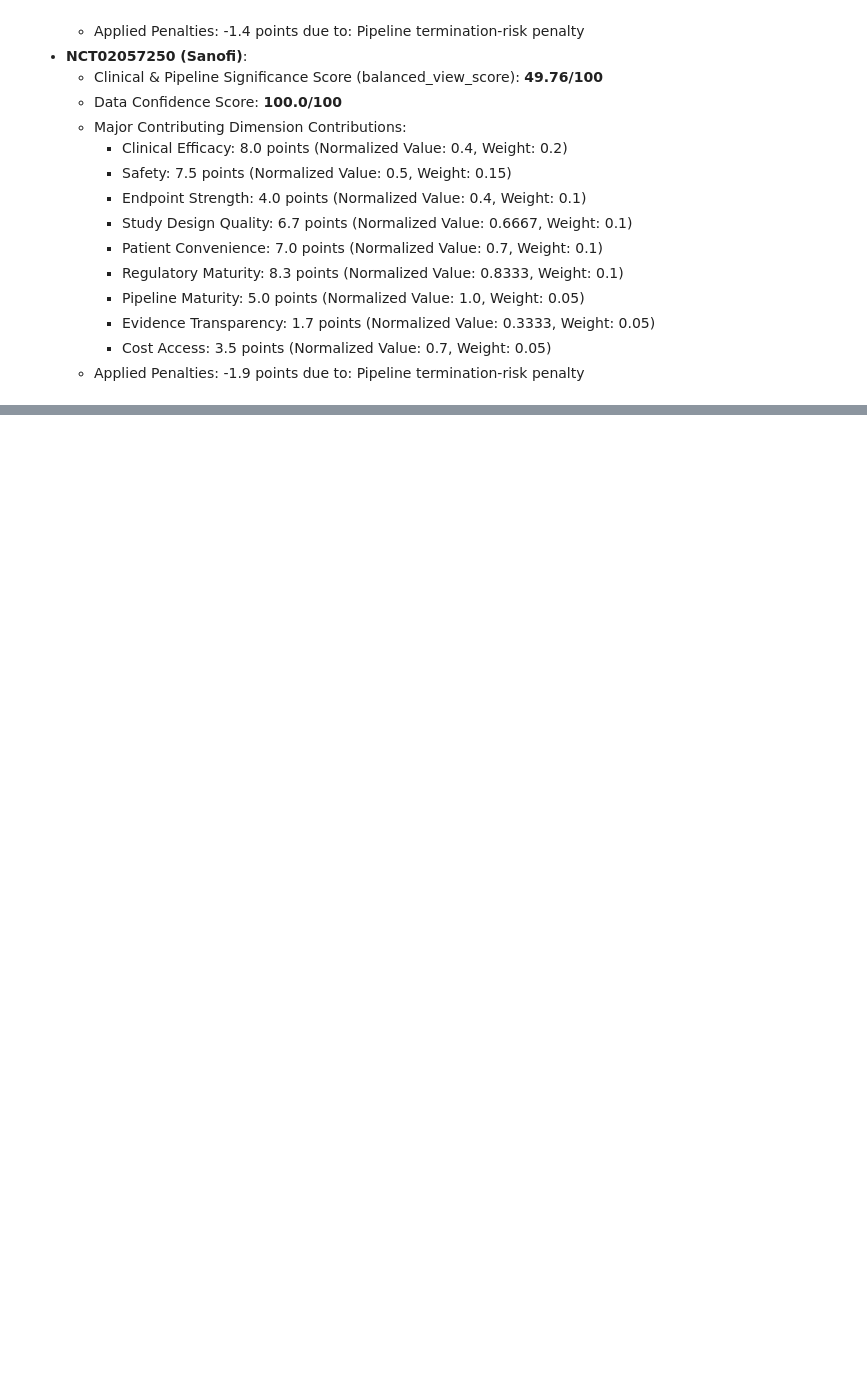
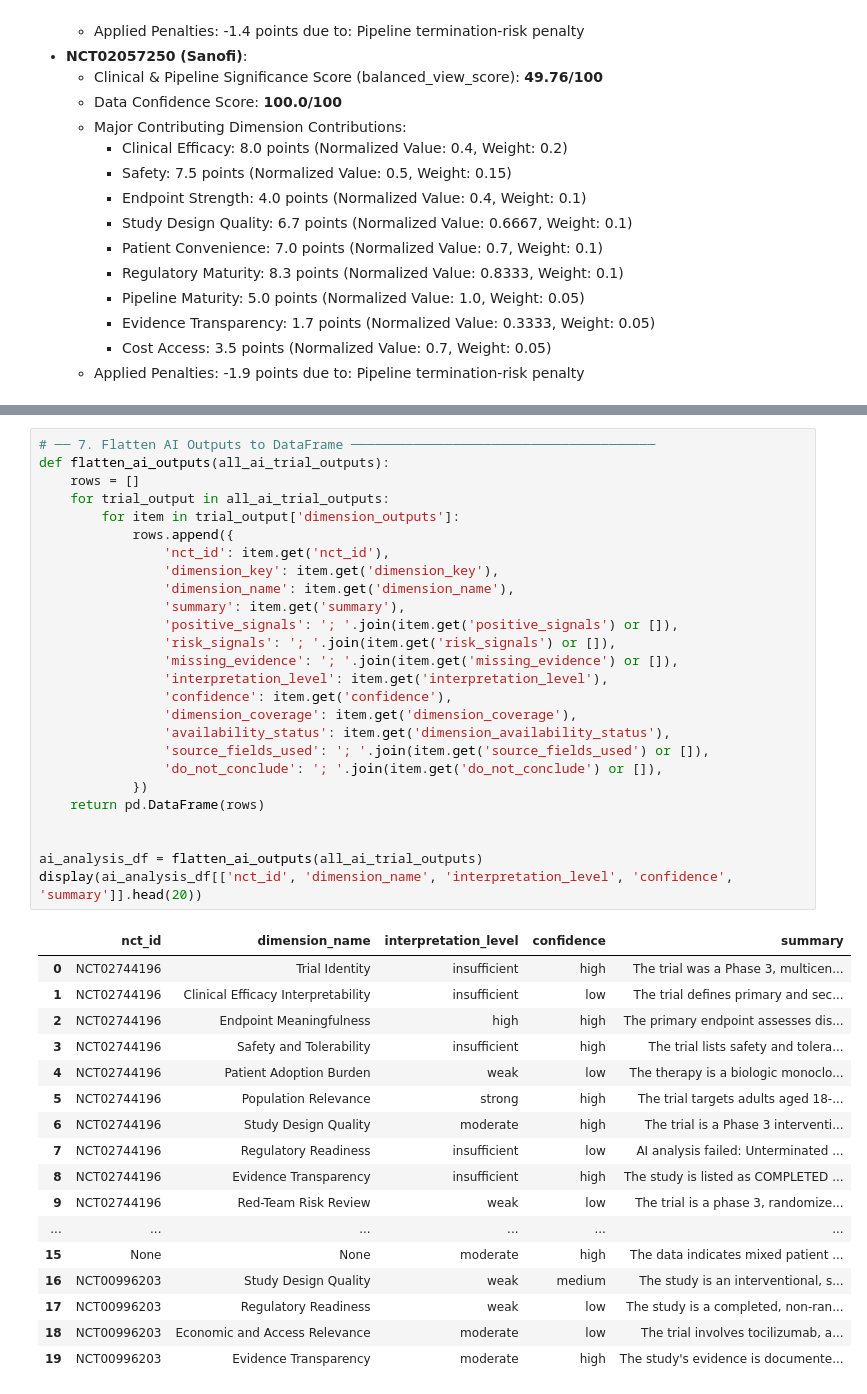
Before and after one commit to Mindreader-org/Clinical-Trial-Data-EDA, a Jupyter notebook: 6_approval_ready_dynamic_study_pipeline_scoring.ipynb, the cells around one changed output, grey strips where cells are left out. Cells and saved outputs as stored; diff of their text form; blank space fills up the shorter version.

Commit message:
feat: add clinical trial intelligence cards and generate analysis outputs in the dynamic study pipeline

```diff
--- a/6_approval_ready_dynamic_study_pipeline_scoring.ipynb
+++ b/6_approval_ready_dynamic_study_pipeline_scoring.ipynb
@@ -1737,0 +2121,44 @@ This is a Phase 1/2 trial with a very small sample size of 20 participants, inve
+# %%
+# ── 7. Flatten AI Outputs to DataFrame ───────────────────────────────────────
+def flatten_ai_outputs(all_ai_trial_outputs):
+    rows = []
+    for trial_output in all_ai_trial_outputs:
+        for item in trial_output['dimension_outputs']:
+            rows.append({
+                'nct_id': item.get('nct_id'),
+                'dimension_key': item.get('dimension_key'),
+                'dimension_name': item.get('dimension_name'),
+                'summary': item.get('summary'),
+                'positive_signals': '; '.join(item.get('positive_signals') or []),
+                'risk_signals': '; '.join(item.get('risk_signals') or []),
+                'missing_evidence': '; '.join(item.get('missing_evidence') or []),
+                'interpretation_level': item.get('interpretation_level'),
+                'confidence': item.get('confidence'),
+                'dimension_coverage': item.get('dimension_coverage'),
+                'availability_status': item.get('dimension_availability_status'),
+                'source_fields_used': '; '.join(item.get('source_fields_used') or []),
+                'do_not_conclude': '; '.join(item.get('do_not_conclude') or []),
+            })
+    return pd.DataFrame(rows)
+
+
+ai_analysis_df = flatten_ai_outputs(all_ai_trial_outputs)
+display(ai_analysis_df[['nct_id', 'dimension_name', 'interpretation_level', 'confidence', 'summary']].head(20))
+# %% [output]
+|  | nct_id | dimension_name | interpretation_level | confidence | summary |
+| 0 | NCT02744196 | Trial Identity | insufficient | high | The trial was a Phase 3, multicen... |
+| 1 | NCT02744196 | Clinical Efficacy Interpretability | insufficient | low | The trial defines primary and sec... |
+| 2 | NCT02744196 | Endpoint Meaningfulness | high | high | The primary endpoint assesses dis... |
+| 3 | NCT02744196 | Safety and Tolerability | insufficient | high | The trial lists safety and tolera... |
+| 4 | NCT02744196 | Patient Adoption Burden | weak | low | The therapy is a biologic monoclo... |
+| 5 | NCT02744196 | Population Relevance | strong | high | The trial targets adults aged 18-... |
+| 6 | NCT02744196 | Study Design Quality | moderate | high | The trial is a Phase 3 interventi... |
+| 7 | NCT02744196 | Regulatory Readiness | insufficient | low | AI analysis failed: Unterminated ... |
+| 8 | NCT02744196 | Evidence Transparency | insufficient | high | The study is listed as COMPLETED ... |
+| 9 | NCT02744196 | Red-Team Risk Review | weak | low | The trial is a phase 3, randomize... |
+| ... | ... | ... | ... | ... | ... |
+| 15 | None | None | moderate | high | The data indicates mixed patient ... |
+| 16 | NCT00996203 | Study Design Quality | weak | medium | The study is an interventional, s... |
+| 17 | NCT00996203 | Regulatory Readiness | weak | low | The study is a completed, non‑ran... |
+| 18 | NCT00996203 | Economic and Access Relevance | moderate | low | The trial involves tocilizumab, a... |
+| 19 | NCT00996203 | Evidence Transparency | moderate | high | The study's evidence is documente... |
```
Also changed, not shown: parts of 15 cells of this notebook, 7 other files.
